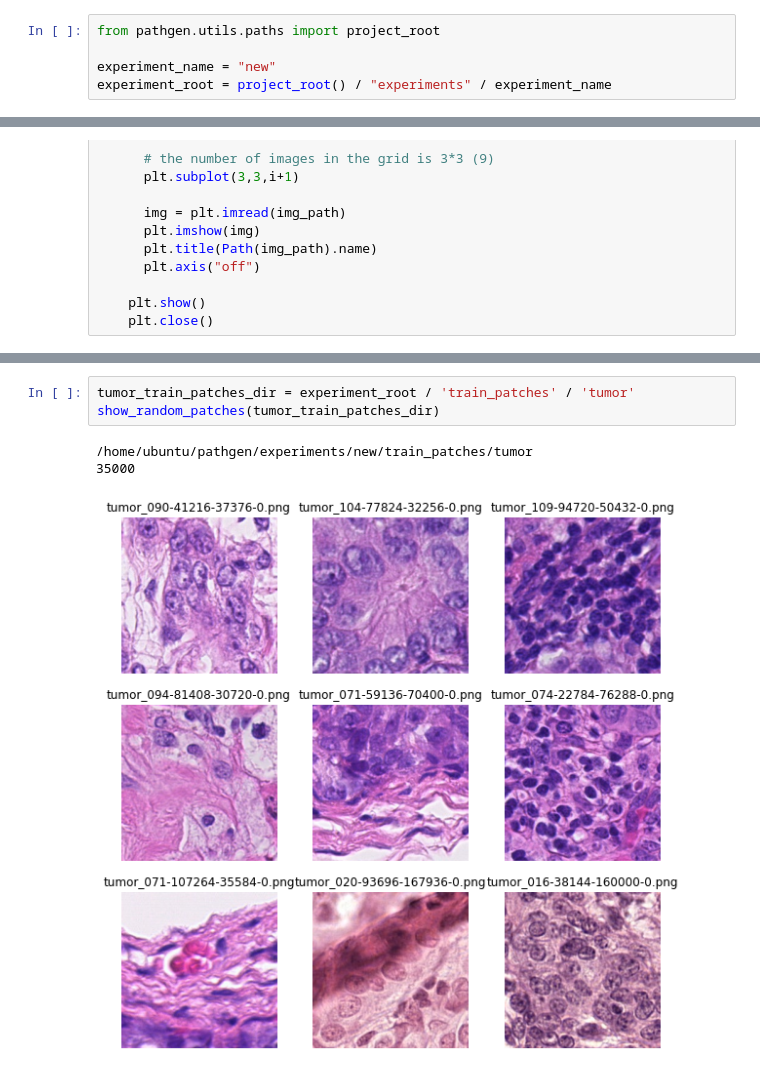
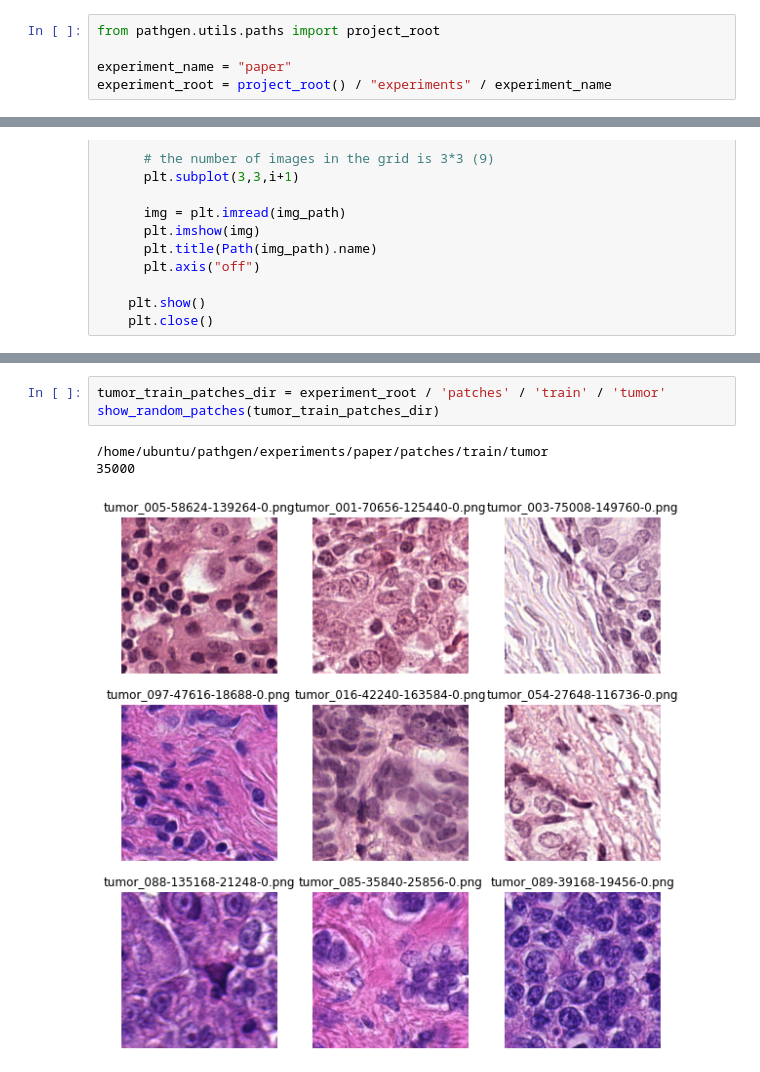
Before and after one commit to davemor/pathgen, a Jupyter notebook: notebooks/2-sample.ipynb, the cells around one changed output, grey strips where cells are left out. Cells and saved outputs as stored; diff of their text form.

```diff
--- a/notebooks/2-sample.ipynb
+++ b/notebooks/2-sample.ipynb
@@ -6,7 +6,7 @@ set_seed(global_seed)
 # %%
 from pathgen.utils.paths import project_root
 
-experiment_name = "new"
+experiment_name = "paper"
 experiment_root = project_root() / "experiments" / experiment_name
 # %% [markdown]
 ## 2. Sampling at a slide level
@@ -202,7 +202,7 @@ show_random_patches(normal_train_patches_dir)
 # %%
-tumor_train_patches_dir = experiment_root / 'train_patches' / 'tumor'
+tumor_train_patches_dir = experiment_root / 'patches' / 'train' / 'tumor'
 show_random_patches(tumor_train_patches_dir)
 # %% [output]
-/home/ubuntu/pathgen/experiments/new/train_patches/tumor
+/home/ubuntu/pathgen/experiments/paper/patches/train/tumor
 35000
-[figure, old version]
+[figure, new version]
```
Also changed, not shown: parts of 8 cells of this notebook, 7 other files.
